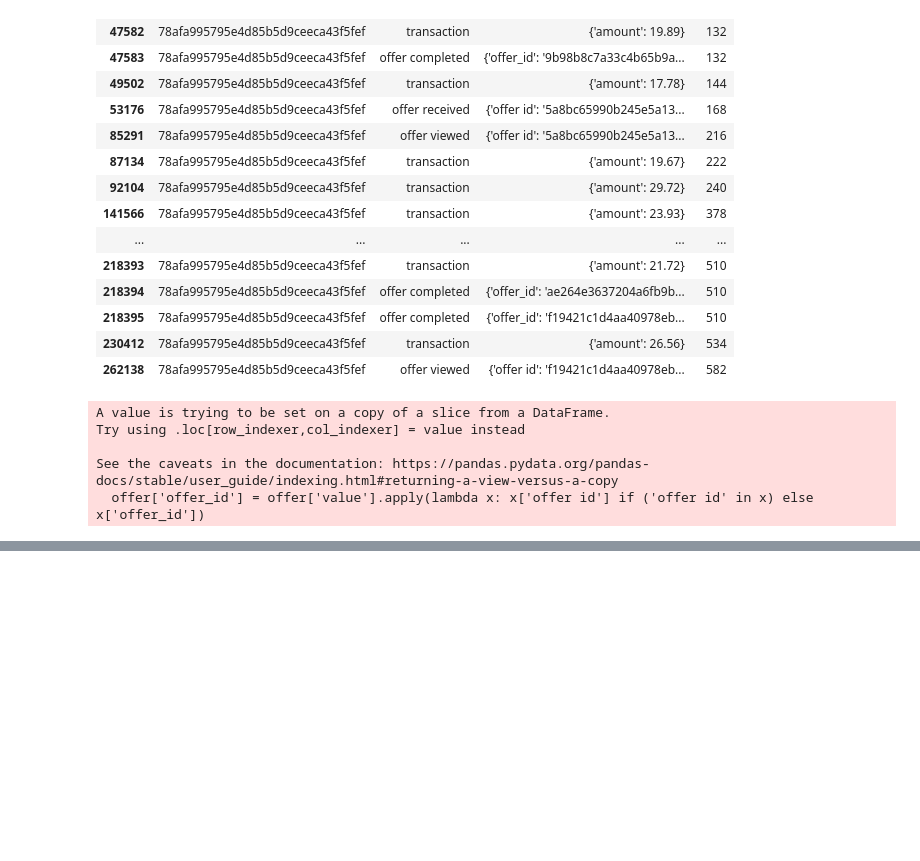
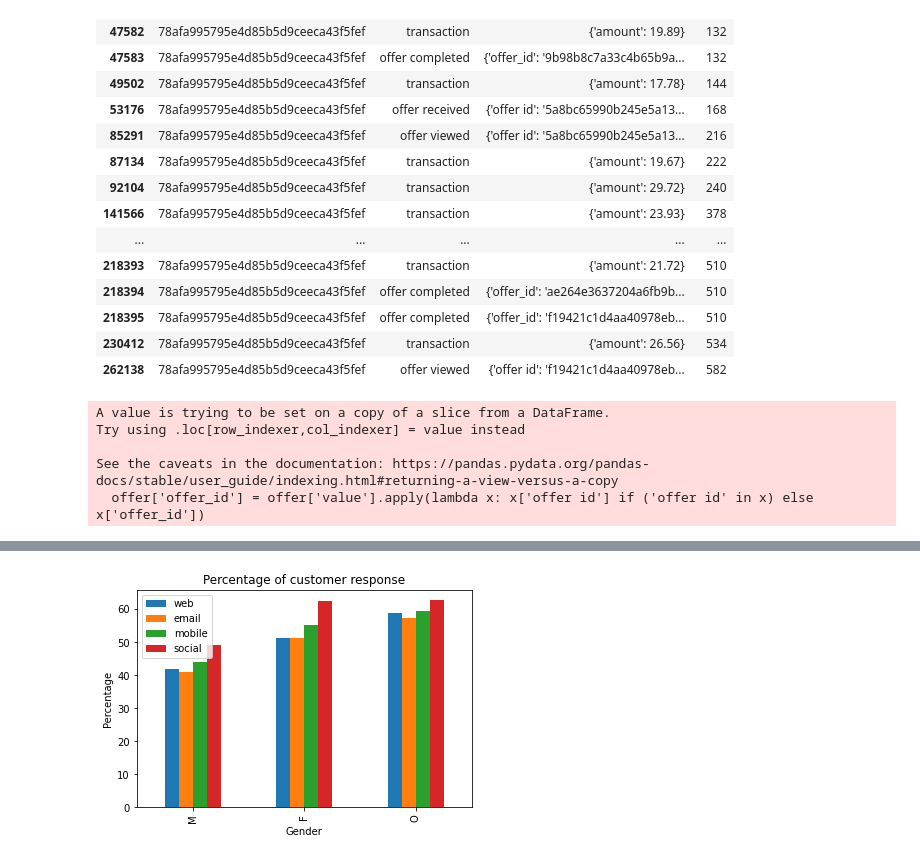
Before and after one commit to abndre/Starbucks-Capstone-Challenge, a Jupyter notebook: Starbucks_Capstone_notebook.ipynb, the cells around one changed output, grey strips where cells are left out. Cells and saved outputs as stored; diff of their text form; code cells hidden in the pictures; blank space fills up the shorter version.

```diff
--- a/Starbucks_Capstone_notebook.ipynb
+++ b/Starbucks_Capstone_notebook.ipynb
@@ -309,0 +718,26 @@ offer.head()
+# %%
+def gender_offer_channel(full_df):
+    '''
+    Find out which type of offer (bogo/discount) attracts most to different gender
+    Return with a plotted bar chart
+    '''
+
+    # initialize the gender response and the gender sent dataframe
+    gender_response = pd.DataFrame(data=[[0,0,0,0],[0,0,0,0],[0,0,0,0]], index=['M', 'F', 'O'], columns=['web', 'email', 'mobile', 'social'])
+    gender_sent = pd.DataFrame(data=[[0,0,0,0],[0,0,0,0],[0,0,0,0]], index=['M', 'F', 'O'], columns=['web', 'email', 'mobile', 'social'])
+
+    # We count the number of offer completed base on the customer gender
+    for channel_type in ['web', 'email', 'mobile', 'social']:
+        for offer_id in cleaned_portfolio[(cleaned_portfolio[channel_type]==1)&(cleaned_portfolio['informational']!=1)]['id']:
+            # count the total number of customers responsed our offers.
+            gender_response[channel_type] = gender_response[channel_type].add(profile[profile['id'].isin(full_df[full_df[offer_id]>0].index)]['gender'].value_counts(), fill_value=0)
+            # count the total number of offer sent
+            gender_sent[channel_type] = gender_sent[channel_type].add(profile[profile['id'].isin(full_df[full_df[offer_id]>=0].index)]['gender'].value_counts(), fill_value=0)
+
+    gender_offer = (gender_response / gender_sent * 100).plot(kind='bar', title='Percentage of customer response')
+    gender_offer.set_xlabel("Gender")
+    gender_offer.set_ylabel("Percentage")
+# %%
+gender_offer_channel(full_df)
+# %% [output]
+[figure, added]
```
Also changed, not shown: parts of 31 cells of this notebook, 3 other files.
